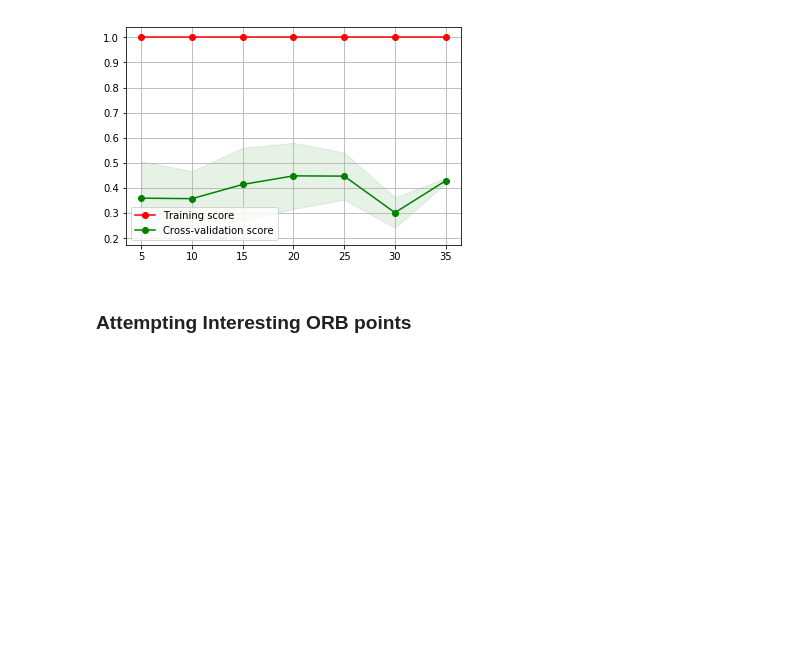
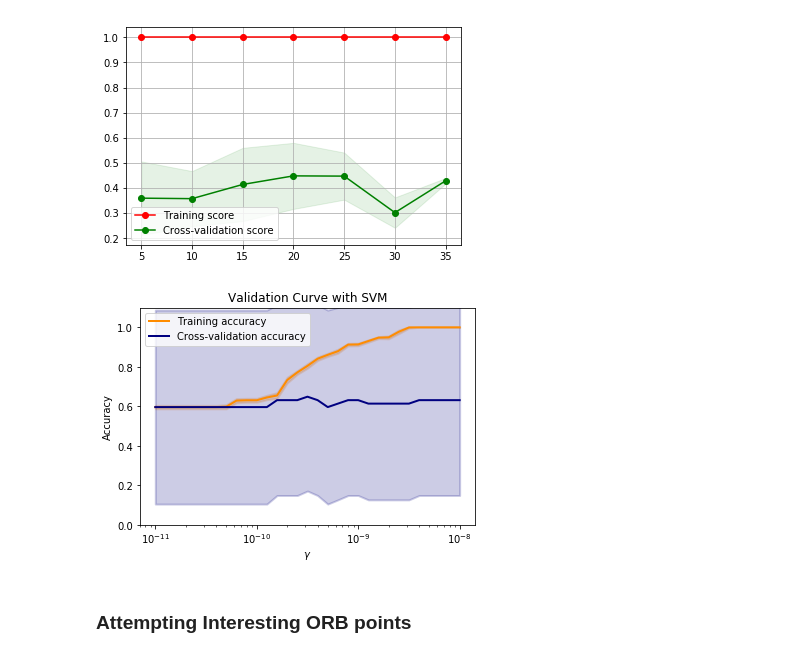
Before and after one commit to jatron/crmo-diagnosis-using-mri, a Jupyter notebook: Baseline.ipynb, the cells around one changed output. Saved outputs shown, nothing was run; the diff lists cells and outputs as text; code cells hidden in the pictures; blank space fills up the shorter version.

Commit message:
Added code that generates validation curve for SVM

```diff
--- a/Baseline.ipynb
+++ b/Baseline.ipynb
@@ -202,6 +203,14 @@ plot_learning_curve(logistic, X,y, 3)
 #pytorch
 #pretrained embeddings
 # extract a feature vector for any image with pytorch
+# %%
+loo = model_selection.LeaveOneOut()
+param_range = np.logspace(-11, -8, 31)
+
+utils.generate_validation_curve(svm.SVC(), X, y, param_name="gamma", param_range=param_range, cv=loo,
+                                scoring="accuracy", n_jobs=-1, title="Validation Curve with SVM", xlabel="$\gamma$")
+# %% [output]
+[figure, added]
 # %% [markdown]
 ### Attempting Interesting ORB points
 # %%
```
Also changed, not shown: parts of 1 cell of this notebook, 2 other files.
